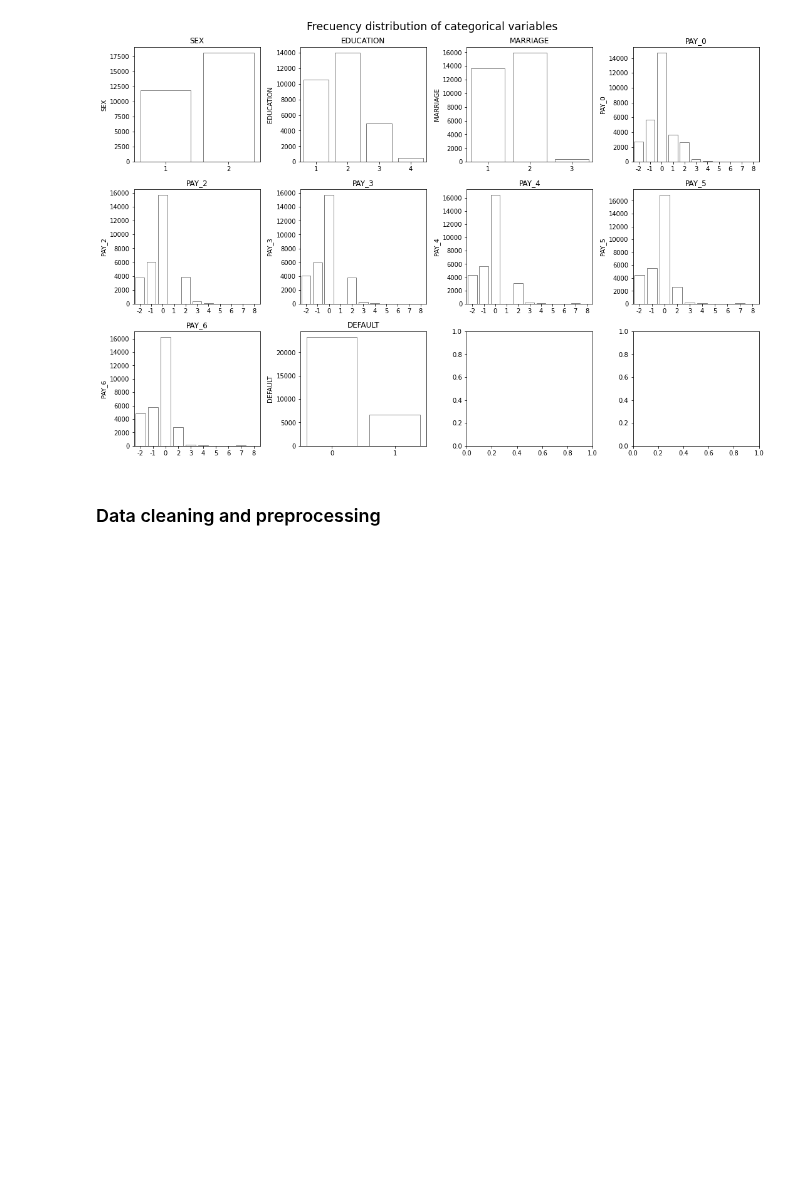
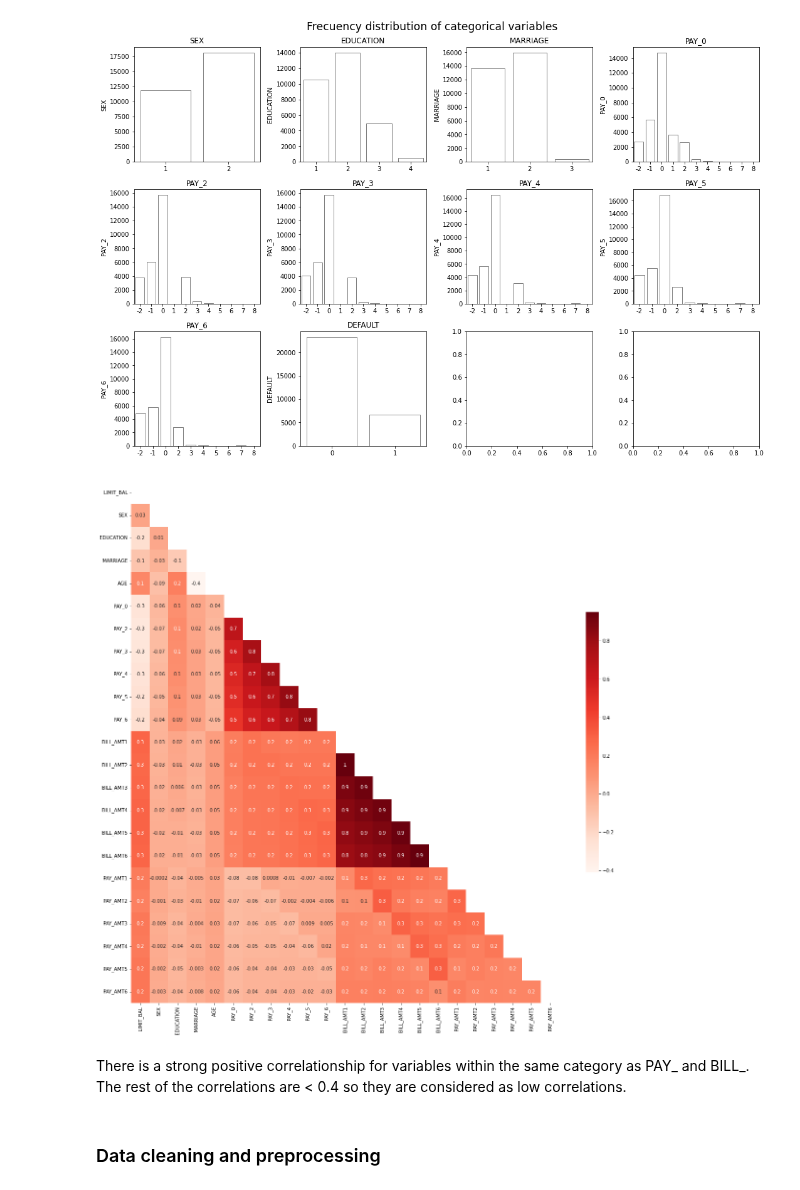
Before and after one commit to pagrkonecta/Konecta_Test, a Jupyter notebook: Konecta_Test_PAGR.ipynb, the cells around one changed output. Drawn from its saved outputs; the diff is of its cells as text; code cells hidden in the pictures; blank space fills up the shorter version.

```diff
--- a/Konecta_Test_PAGR.ipynb
+++ b/Konecta_Test_PAGR.ipynb
@@ -210,6 +210,18 @@ plt.tight_layout()
 plt.show()
 # %% [output]
 [figure]
+# %%
+#Plot correlation plot Multivariate Analysis
+plt.figure(figsize=(20, 20))
+corr_mask = np.triu(df.corr())
+h_map = sns.heatmap(df.corr(), mask=corr_mask, annot=True, cmap='Reds',fmt='.1g', xticklabels='auto', cbar_kws = {"shrink": 0.5})
+plt.yticks(rotation=360, fontsize= 10)
+plt.xticks(rotation=90, fontsize= 10)
+plt.show()
+# %% [output]
+[figure, added]
+# %% [markdown]
+There is a strong positive correlationship for variables within the same category as PAY_ and BILL_. The rest of the correlations are < 0.4 so they are considered as low correlations.
 # %% [markdown]
 ### Data cleaning and preprocessing
 # %%
```
Also changed, not shown: parts of 6 cells of this notebook.
